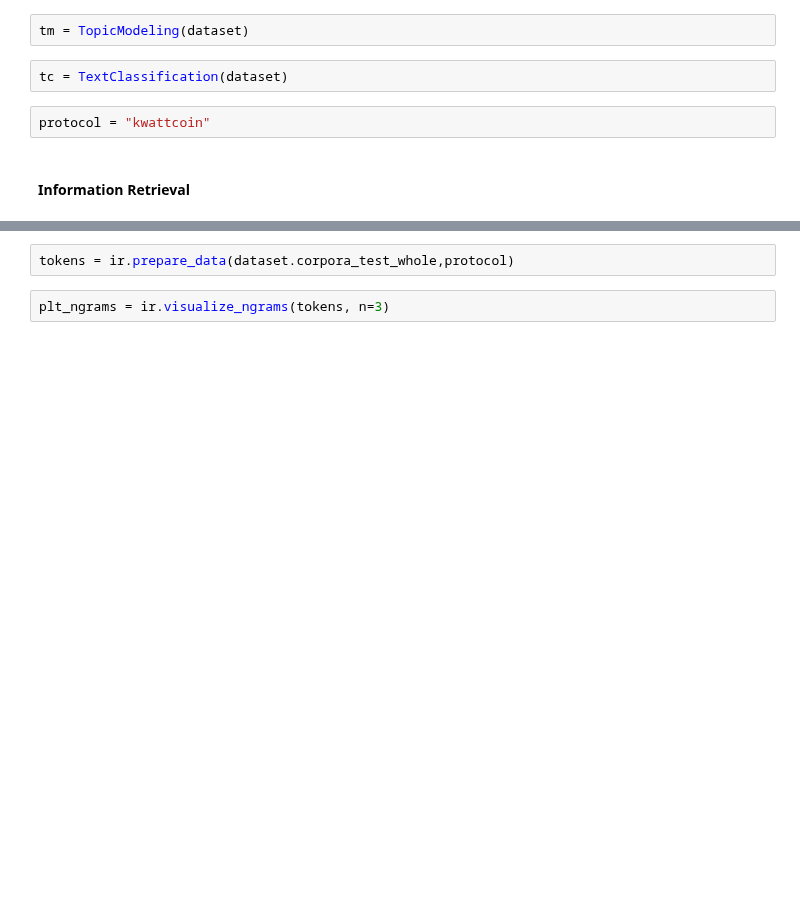
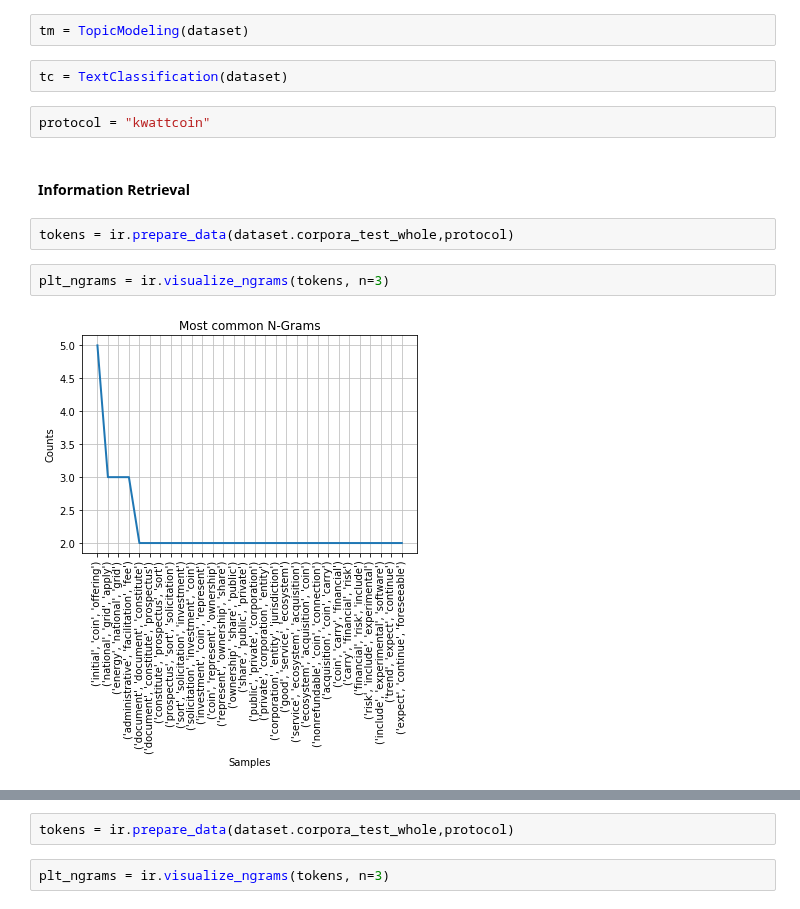
Before and after one commit to luisdiegocm/HWR_DataScience_Project, a Jupyter notebook: dashboard/Dashboard.ipynb, the cells around one changed output, grey strips where cells are left out. Saved outputs shown, nothing was run; the diff lists cells and outputs as text; blank space fills up the shorter version.

```diff
--- a/dashboard/Dashboard.ipynb
+++ b/dashboard/Dashboard.ipynb
@@ -883,3 +893,9 @@ tc = TextClassification(dataset)
 protocol = "kwattcoin"
 # %% [markdown]
 #### Information Retrieval
+# %%
+tokens = ir.prepare_data(dataset.corpora_test_whole,protocol)
+# %%
+plt_ngrams = ir.visualize_ngrams(tokens, n=3)
+# %% [output]
+[figure, added]
```
Also changed, not shown: parts of 21 cells of this notebook, 4 other files.
